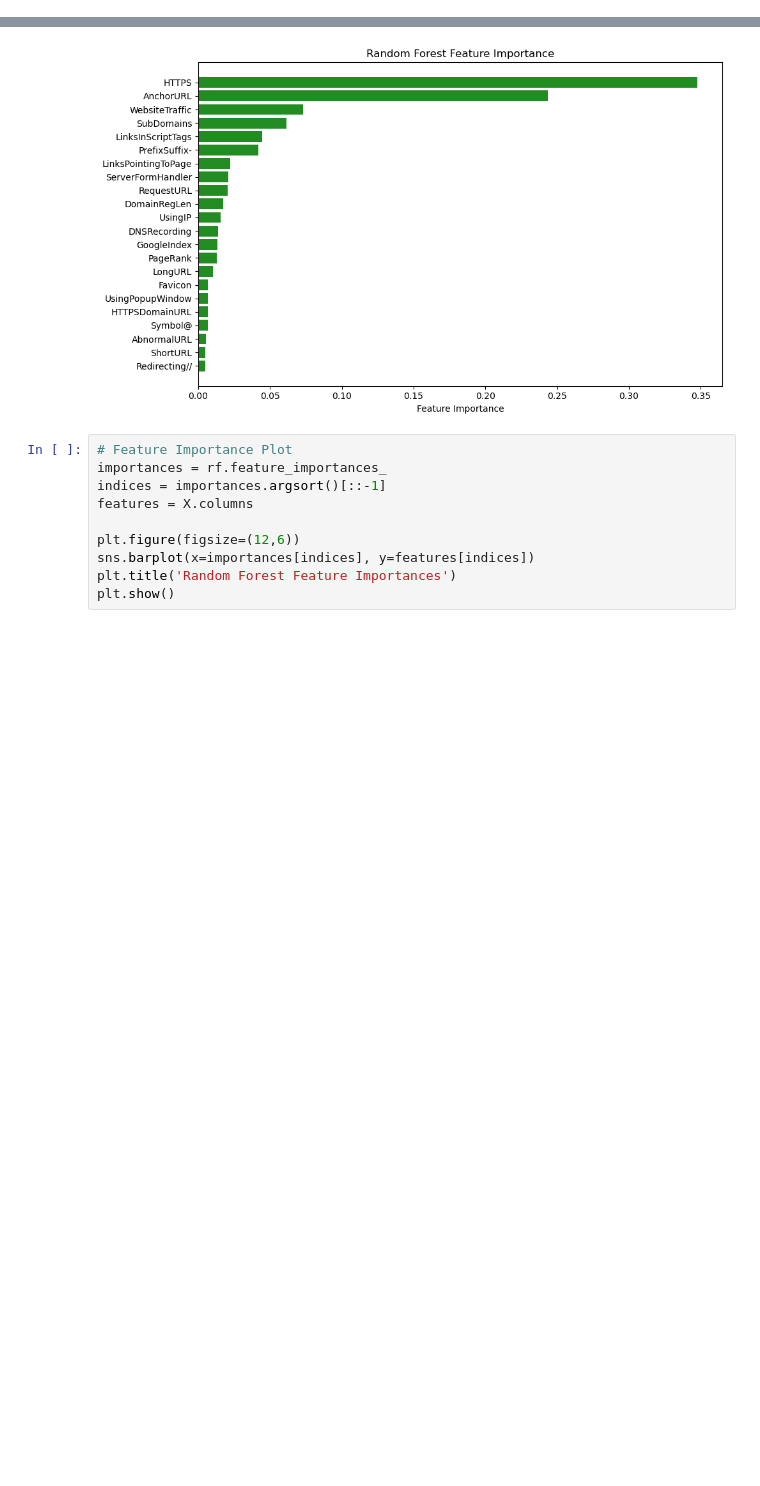
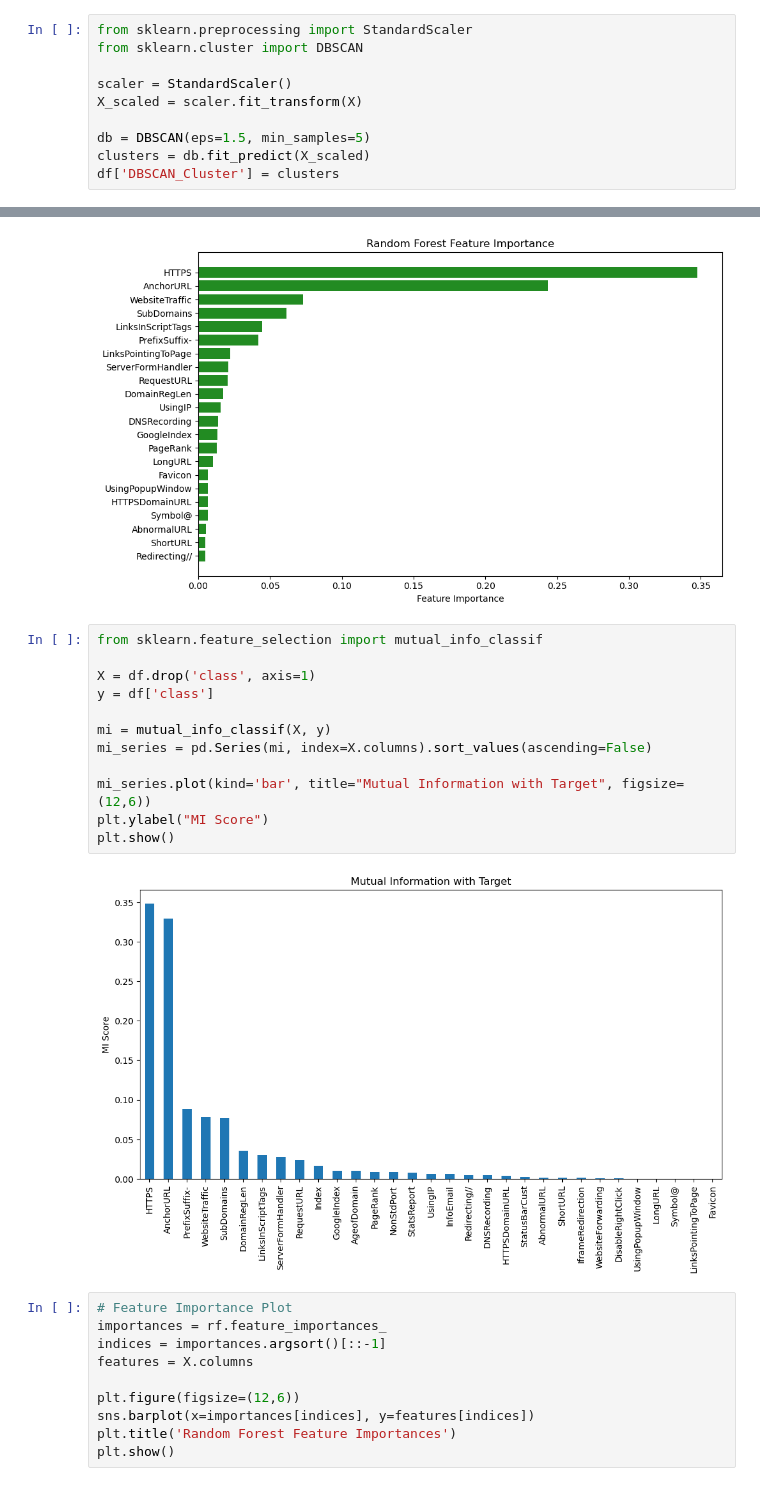
Before and after one commit to abedassi2001/CyberSecurity-PipeLine, a Jupyter notebook: PipeLineCode.ipynb, the cells around one changed output, grey strips where cells are left out. Drawn from its saved outputs; the diff is of its cells as text; blank space fills up the shorter version.

```diff
--- a/PipeLineCode.ipynb
+++ b/PipeLineCode.ipynb
@@ -205,3 +251,13 @@ Removed 0 outliers based on Chebyshev inequality with k=3
+# %%
+from sklearn.preprocessing import StandardScaler
+from sklearn.cluster import DBSCAN
+
+scaler = StandardScaler()
+X_scaled = scaler.fit_transform(X)
+
+db = DBSCAN(eps=1.5, min_samples=5)
+clusters = db.fit_predict(X_scaled)
+df['DBSCAN_Cluster'] = clusters
 # %%
 # # Outlier Detection using Chebyshev's Inequality
 
@@ -464,6 +520,20 @@ plt.show()
 # %% [output]
 Overall model accuracy: 0.9648
 [figure]
+# %%
+from sklearn.feature_selection import mutual_info_classif
+
+X = df.drop('class', axis=1)
+y = df['class']
+
+mi = mutual_info_classif(X, y)
+mi_series = pd.Series(mi, index=X.columns).sort_values(ascending=False)
+
+mi_series.plot(kind='bar', title="Mutual Information with Target", figsize=(12,6))
+plt.ylabel("MI Score")
+plt.show()
+# %% [output]
+[figure, added]
 # %%
 # Feature Importance Plot
 importances = rf.feature_importances_
```
Also changed, not shown: parts of 8 cells of this notebook.
